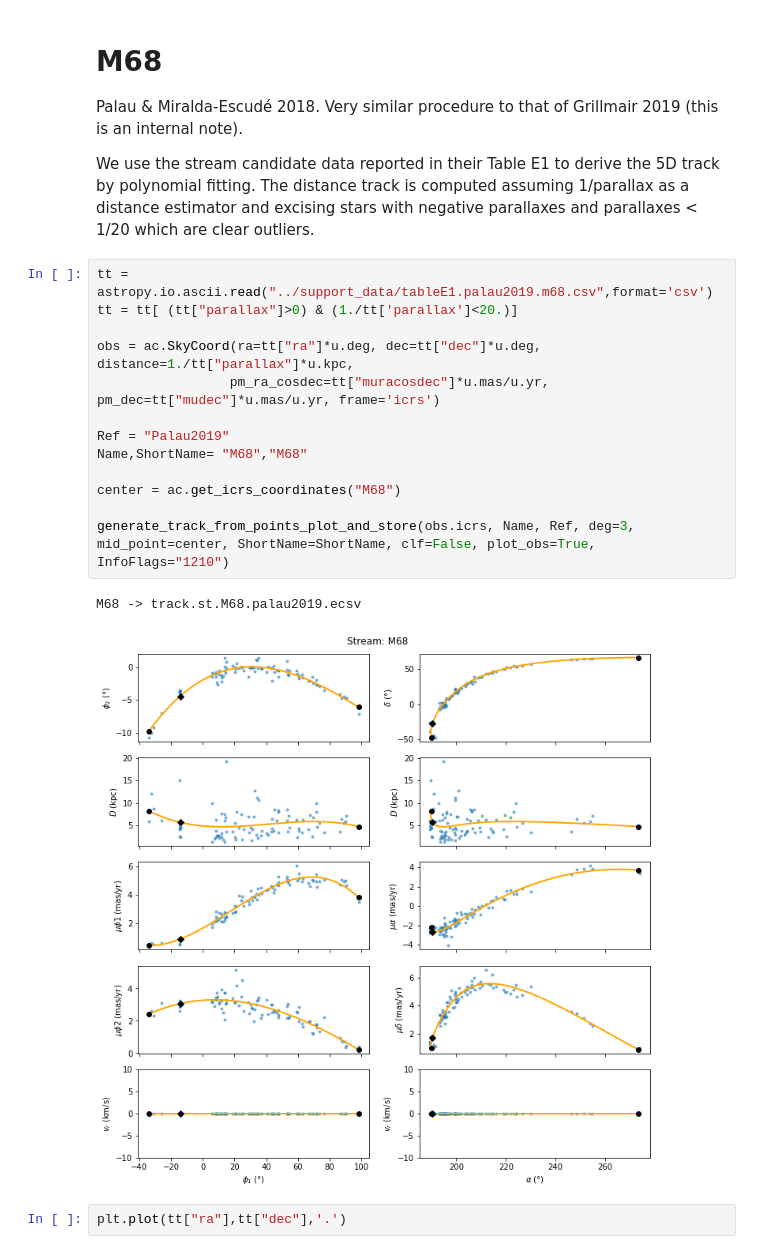
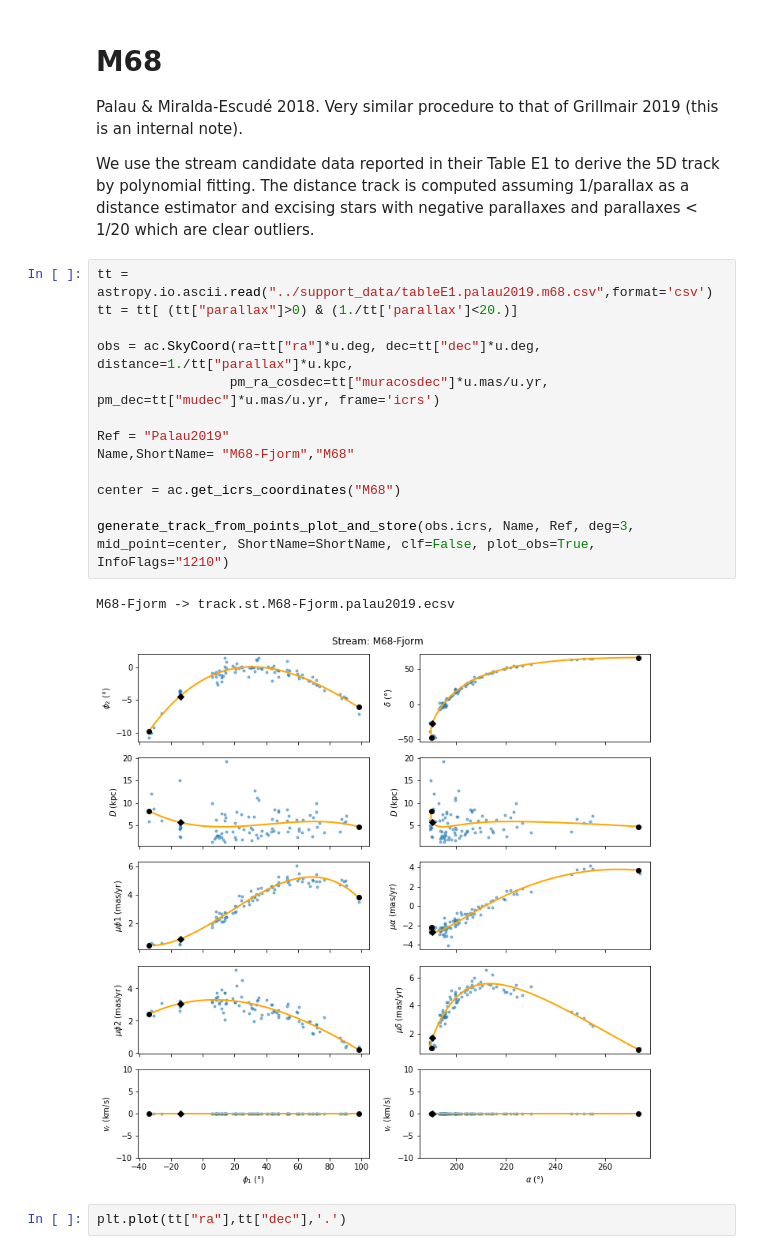
Before and after one commit to cmateu/galstreams, a Jupyter notebook: galstreams/tracks/standardized_tracks.ipynb, the cells around one changed output. Saved outputs shown, nothing was run; the diff lists cells and outputs as text.

```diff
--- a/galstreams/tracks/standardized_tracks.ipynb
+++ b/galstreams/tracks/standardized_tracks.ipynb
@@ -1750,19 +1780,19 @@ We use the stream candidate data reported in their Table E1 to derive the 5D tra
 # %%
 tt = astropy.io.ascii.read("../support_data/tableE1.palau2019.m68.csv",format='csv')
 tt = tt[ (tt["parallax"]>0) & (1./tt['parallax']<20.)]
 
 obs = ac.SkyCoord(ra=tt["ra"]*u.deg, dec=tt["dec"]*u.deg, distance=1./tt["parallax"]*u.kpc,
                  pm_ra_cosdec=tt["muracosdec"]*u.mas/u.yr, pm_dec=tt["mudec"]*u.mas/u.yr, frame='icrs')
 
 Ref = "Palau2019"
-Name,ShortName= "M68","M68"
+Name,ShortName= "M68-Fjorm","M68"
 
 center = ac.get_icrs_coordinates("M68")
 
 generate_track_from_points_plot_and_store(obs.icrs, Name, Ref, deg=3, mid_point=center, ShortName=ShortName, clf=False, plot_obs=True, InfoFlags="1210")
 # %% [output]
-M68 -> track.st.M68.palau2019.ecsv
+M68-Fjorm -> track.st.M68-Fjorm.palau2019.ecsv
-[figure, old version]
+[figure, new version]
 # %%
 plt.plot(tt["ra"],tt["dec"],'.')
 # %% [output]
```
Also changed, not shown: parts of 7 cells of this notebook, 2 other files.
